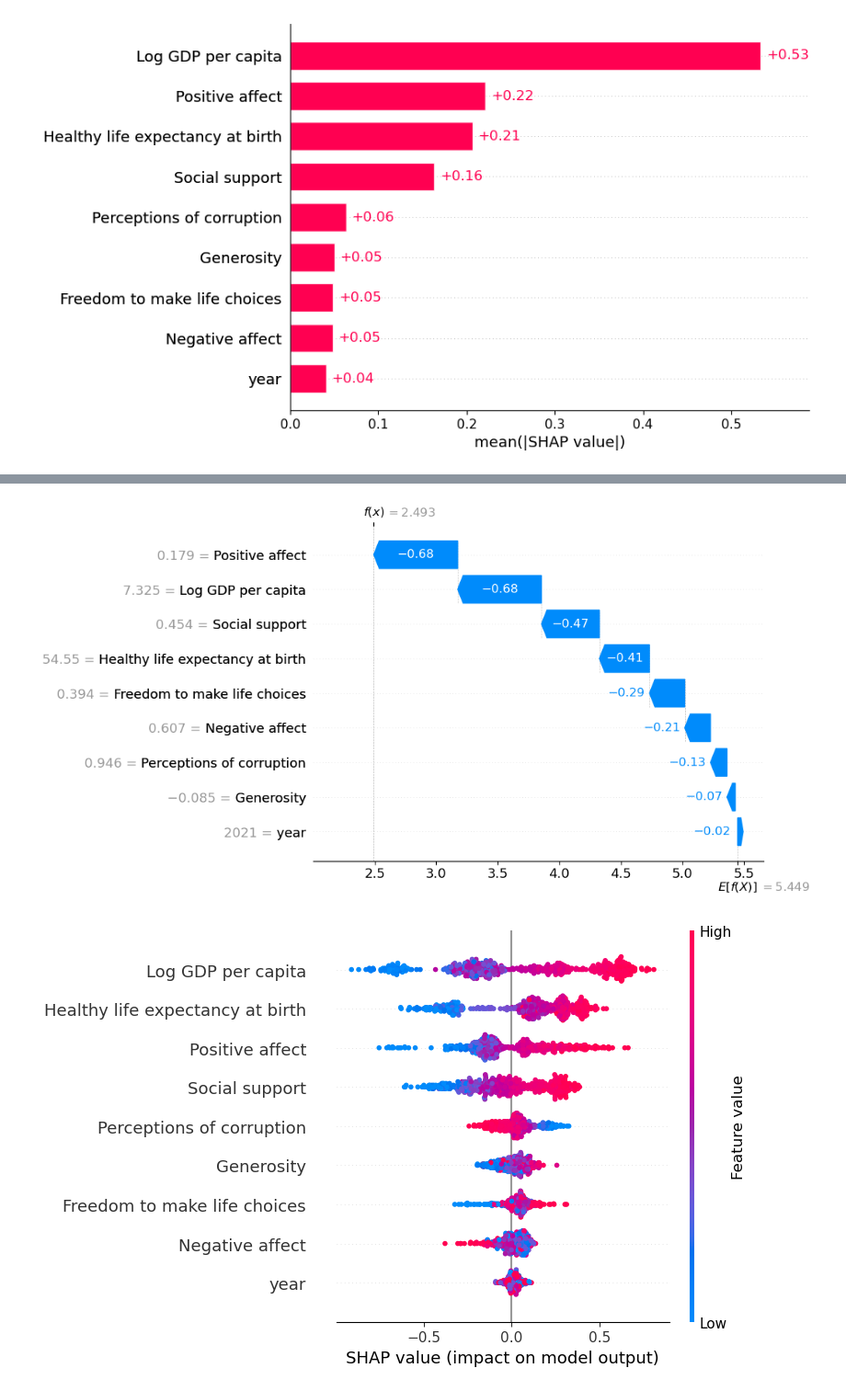
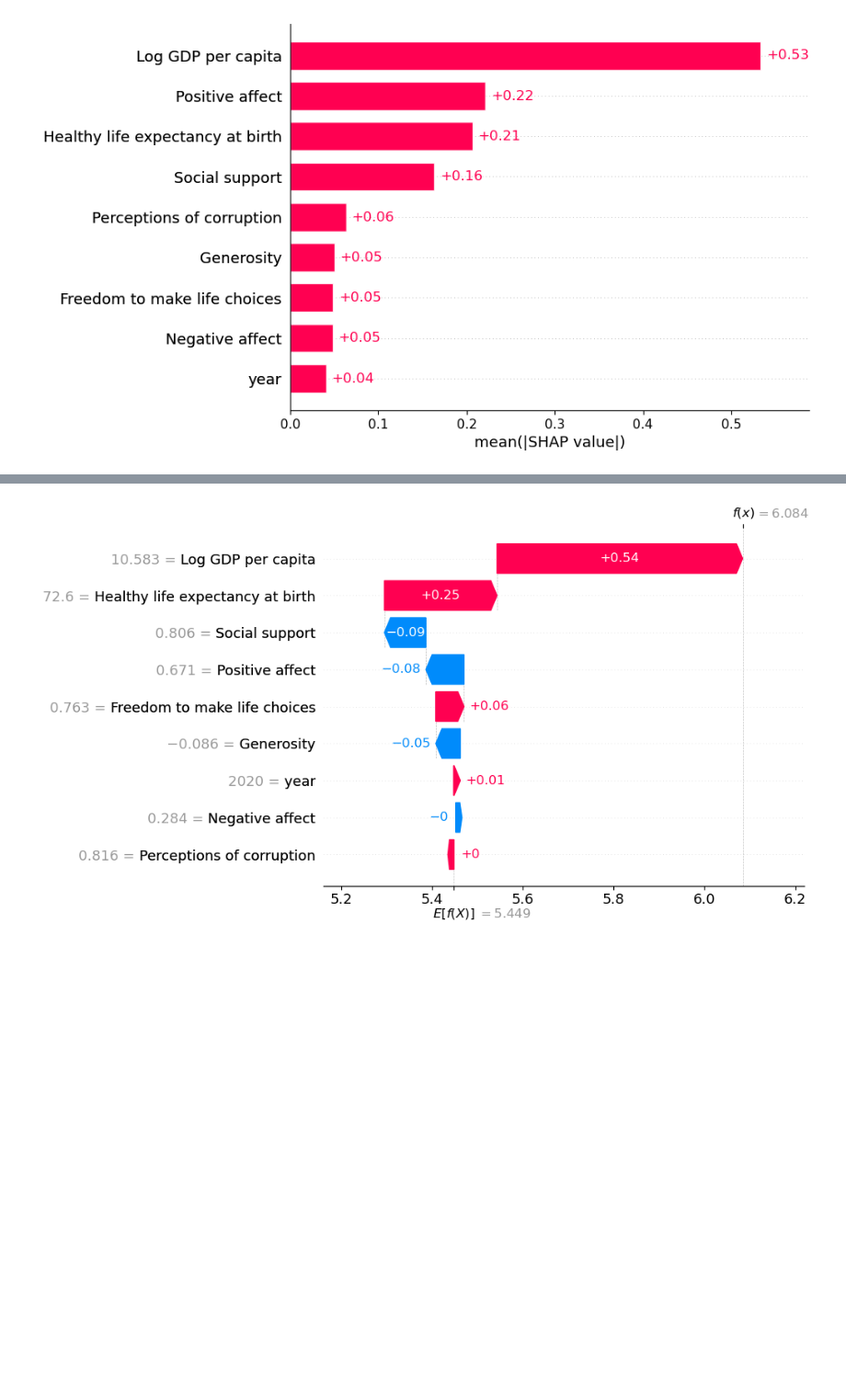
Before and after one commit to kenklabnik/september-jam, a Jupyter notebook: Sohini shap.ipynb, the cells around one changed output, grey strips where cells are left out. Shown at 92% size. Saved outputs shown, nothing was run; the diff lists cells and outputs as text; code cells hidden in the pictures; blank space fills up the shorter version.

```diff
--- a/Sohini shap.ipynb
+++ b/Sohini shap.ipynb
@@ -874,13 +882,6 @@ shap.initjs()
-# %%
-
-
-shap.plots.waterfall(shap_values[0])
-shap.summary_plot(shap_values, features_test)
-
-#Summarize the SHAP values for a specific prediction
-# feature_names = features_test.columns.names
-
-# shap.force_plot(explainer.expected_value, shap_values[0].values, features_test.iloc[0], feature_names = feature_names)
-# %% [output]
-[figure, removed]
-[figure, removed]
+# %%
+import shap
+#Summarize the SHAP values for a specific prediction
+shap.plots.waterfall(shap_values_cbr[100])
+# %% [output]
+[figure, added]
```
Also changed, not shown: parts of 33 cells of this notebook, 3 other files.
